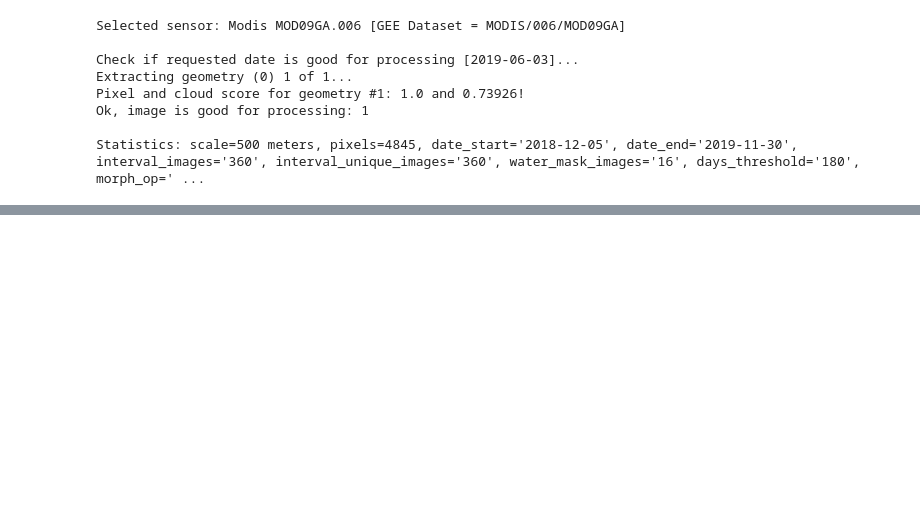
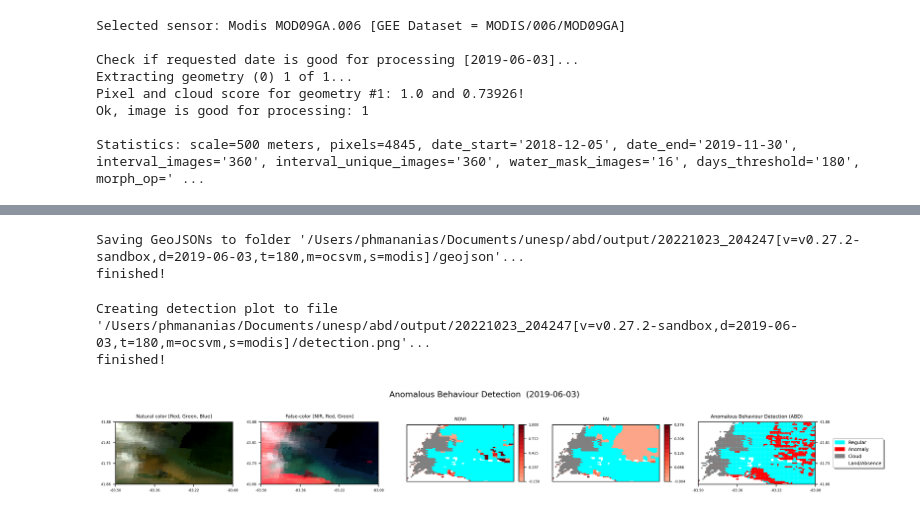
Before and after one commit to pedroananias/abd, a Jupyter notebook: sandbox.ipynb, the cells around one changed output, grey strips where cells are left out. Cells and saved outputs as stored; diff of their text form; code cells hidden in the pictures; blank space fills up the shorter version.

Commit message:
Refactoring sandbox notebook and Dockerfile

```diff
--- a/sandbox.ipynb
+++ b/sandbox.ipynb
@@ -17,6 +25,18 @@ if not os.path.exists(folderRoot):
 folderCache = os.getcwd() + "/cache"
 if not os.path.exists(folderCache):
     os.mkdir(folderCache)
+
+# Selected image date to dectection
+selectedDate = "2019-06-03"
+
+# folder to save results from algorithm at
+folder = (
+    folderRoot
+    + "/"
+    + dt.now().strftime("%Y%m%d_%H%M%S")
+    + f"[v={str(__version__)}-sandbox,d={selectedDate},t=180,m=ocsvm,s=modis]")
+if not os.path.exists(folder):
+    os.mkdir(folder)
 # %%
 # fix permissions
 !chmod 777 $folderRoot
@@ -24,7 +47,7 @@ if not os.path.exists(folderCache):
 # %%
 # create algorithm object
 algorithm = abd.Abd(lat_lon="-83.50124371805877,41.88435023280987,-83.07548096199702,41.65275061592091",
-                    date="2019-06-03",
+                    date=selectedDate,
                     days_threshold=180,
                     model="ocsvm",
                     sensor="modis",
@@ -74,13 +135,16 @@ algorithm.detect()
 # %%
 # save geojson
 algorithm.save_geojsons(folder=folder+"/geojson")
+# %% [output]
+Saving GeoJSONs to folder '/Users/phmananias/Documents/unesp/abd/output/20221023_204247[v=v0.27.2-sandbox,d=2019-06-03,t=180,m=ocsvm,s=modis]/geojson'...
+finished!
 # %%
 # save results
 algorithm.save_dataset(df=algorithm.df_results, path=folder+'/results.csv')
 # %%
-# save collection images
-algorithm.save_timeseries_plot(df=algorithm.df_timeseries, path=folder+'/timeseries.png')
-if isinstance(algorithm.df_image, pd.DataFrame) and not algorithm.df_image.empty:
-    algorithm.save_detection_plot(path=folder+'/detection.png')
-    algorithm.save_image_png(image=algorithm.image_clip, date=dt.strptime(date, "%Y-%m-%d"), path=folder+"/"+date+".png")
-    algorithm.save_image_tiff(image=algorithm.image_clip, date=dt.strptime(date, "%Y-%m-%d"), path=folder+"/"+date+".zip", folderName=args.name)
+# save detection plot
+algorithm.save_detection_plot(path=folder+'/detection.png')
+# %% [output]
+Creating detection plot to file '/Users/phmananias/Documents/unesp/abd/output/20221023_204247[v=v0.27.2-sandbox,d=2019-06-03,t=180,m=ocsvm,s=modis]/detection.png'...
+finished!
+[figure, added]
```
Also changed, not shown: parts of 12 cells of this notebook, 2 other files.
